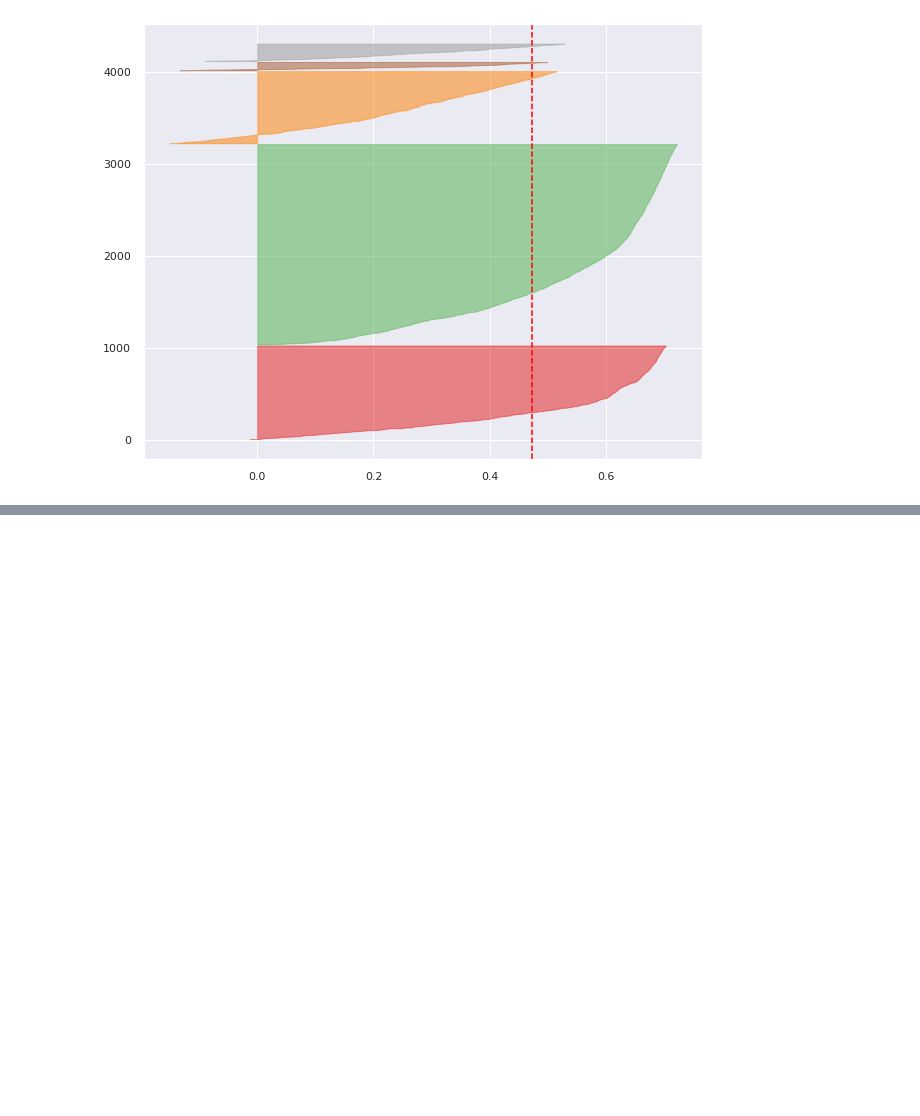
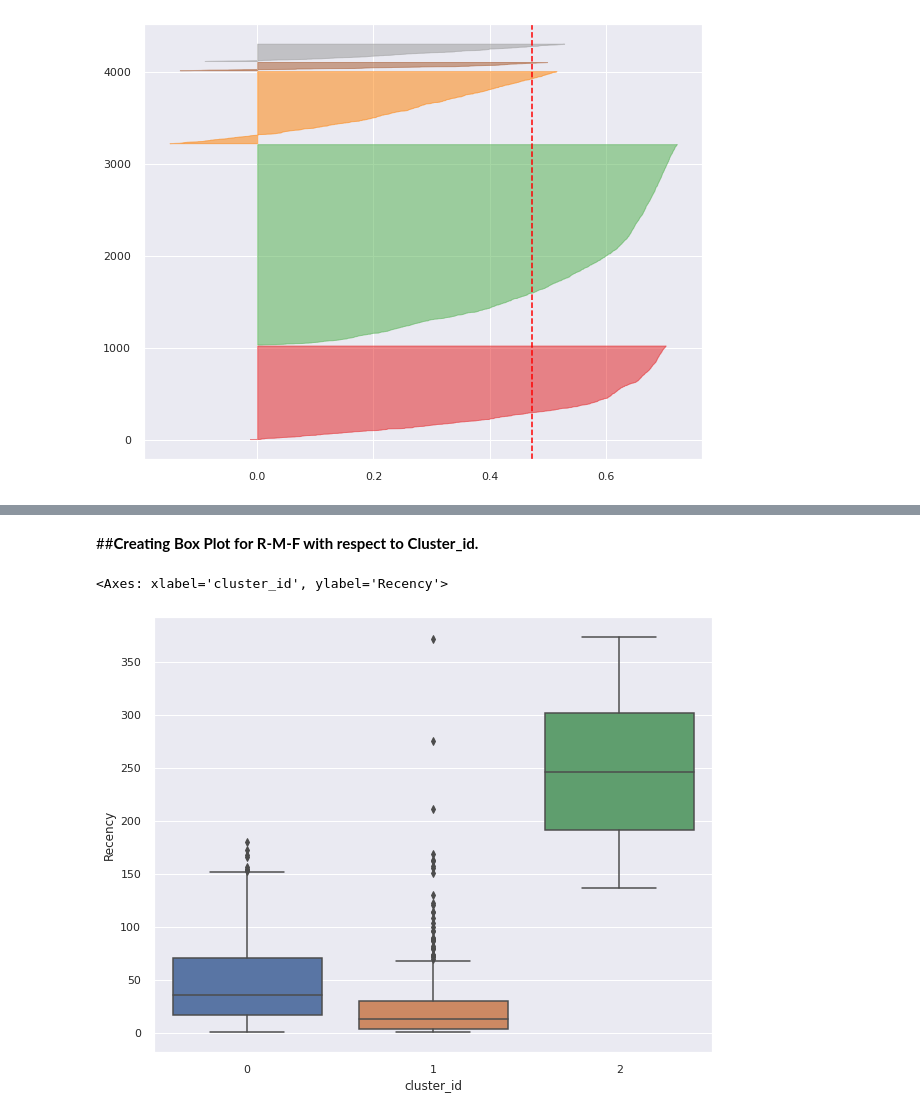
Before and after one commit to Deepakkarki24/Online-Retail-Customer-Segmentation, a Jupyter notebook: Individual_Colab_(Customer_Segmentation)_Capstone_Project.ipynb, the cells around one changed output, grey strips where cells are left out. Saved outputs shown, nothing was run; the diff lists cells and outputs as text; code cells hidden in the pictures; blank space fills up the shorter version.

```diff
--- a/Individual_Colab_(Customer_Segmentation)_Capstone_Project.ipynb
+++ b/Individual_Colab_(Customer_Segmentation)_Capstone_Project.ipynb
@@ -1101,0 +1131,15 @@ SilhouetteVisualizer(ax=<Axes: >, estimator=KMeans(n_clusters=5))
+# %%
+# silhouette analysis
+i = [2, 3, 4, 5, 6, 7, 8]
+
+for k in i:
+
+    # intialise kmeans
+    kmeans = KMeans(n_clusters=k, max_iter=50)
+    kmeans.fit(rfm_df_scaled)
+
+    cluster_labels = kmeans.labels_
+
+    # silhouette score
+    silhouette_avg = silhouette_score(rfm_df_scaled, cluster_labels)
+    print("For n_clusters={0}, the silhouette score is {1}".format(k, silhouette_avg))
@@ -1101,0 +1154,4 @@ SilhouetteVisualizer(ax=<Axes: >, estimator=KMeans(n_clusters=5))
+# %%
+# final model with k=3
+kmeans = KMeans(n_clusters=3, max_iter=50)
+kmeans.fit(rfm_df_scaled)
@@ -1101,0 +1164,4 @@ SilhouetteVisualizer(ax=<Axes: >, estimator=KMeans(n_clusters=5))
+# %%
+# assign the label
+customer_history_df['cluster_id'] = kmeans.labels_
+customer_history_df.head()
@@ -1101,0 +1175,8 @@ SilhouetteVisualizer(ax=<Axes: >, estimator=KMeans(n_clusters=5))
+# %% [markdown]
+##**Creating Box Plot for R-M-F with respect to Cluster_id.**
+# %%
+# plot
+sns.boxplot(x='cluster_id', y='Recency', data=customer_history_df)
+# %% [output]
+<Axes: xlabel='cluster_id', ylabel='Recency'>
+[figure, added]
```
Also changed, not shown: parts of 27 cells of this notebook.
